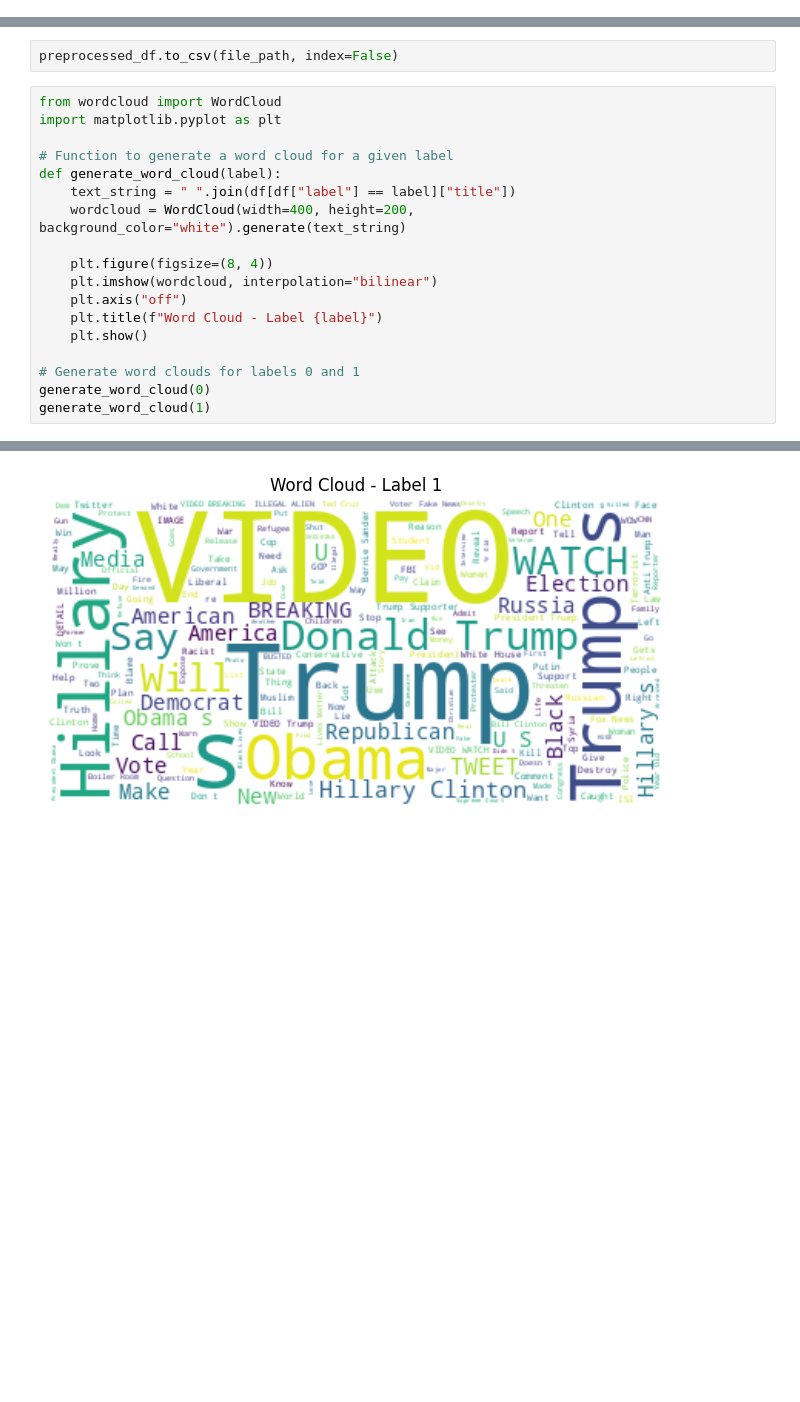
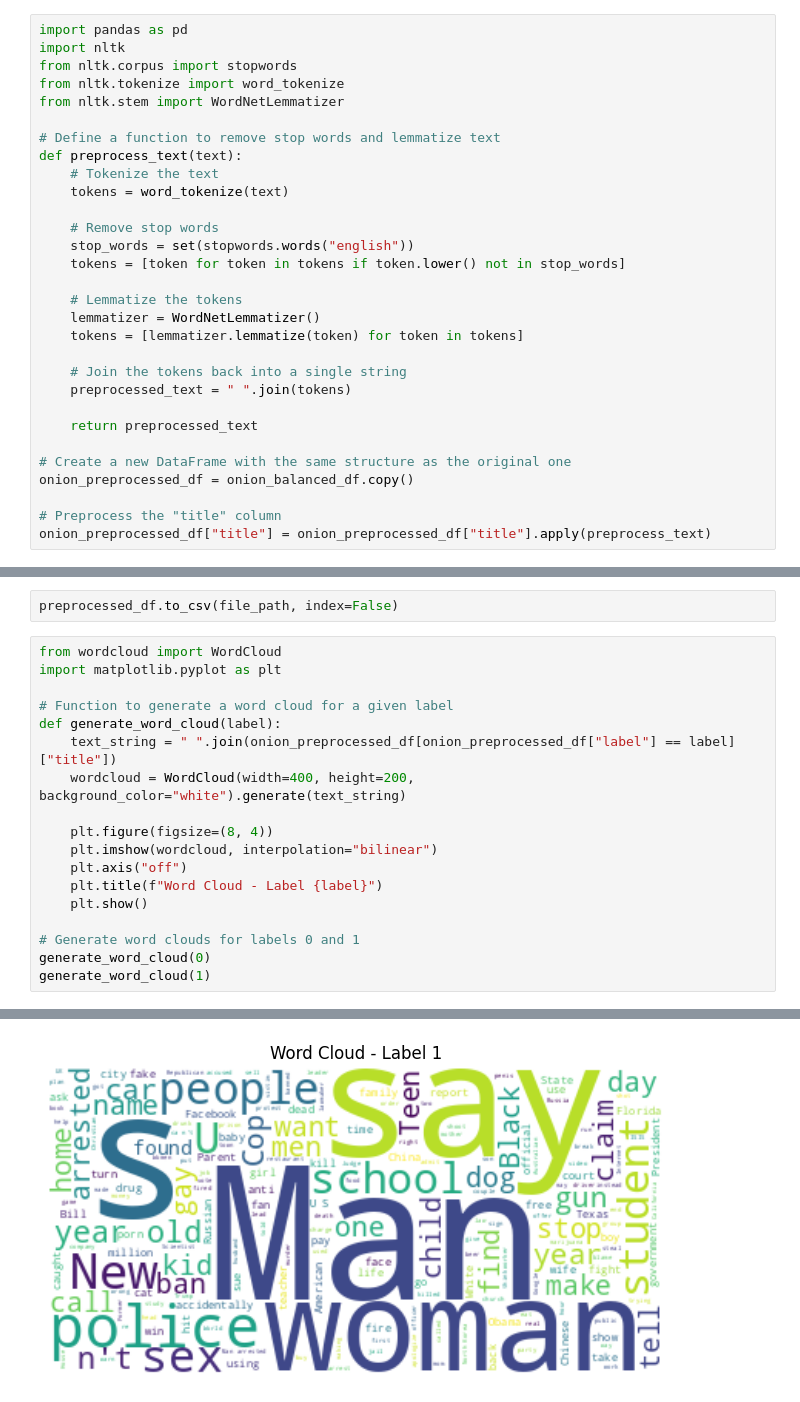
Before and after one commit to BushraAbdullahi/FP-final, a Jupyter notebook: process_df_4.ipynb, the cells around one changed output, grey strips where cells are left out. Drawn from its saved outputs; the diff is of its cells as text; blank space fills up the shorter version.

```diff
--- a/process_df_4.ipynb
+++ b/process_df_4.ipynb
@@ -187,6 +187,36 @@ combined_df.head()
 | 2 | Despondent Jeff Bezos Realizes He... | 0 |
 | 3 | For men looking for great single ... | 0 |
 | 4 | Kim Jong-Un Wonders If Nuclear Th... | 0 |
+# %%
+import pandas as pd
+import nltk
+from nltk.corpus import stopwords
+from nltk.tokenize import word_tokenize
+from nltk.stem import WordNetLemmatizer
+
+# Define a function to remove stop words and lemmatize text
+def preprocess_text(text):
+    # Tokenize the text
+    tokens = word_tokenize(text)
+
+    # Remove stop words
+    stop_words = set(stopwords.words("english"))
+    tokens = [token for token in tokens if token.lower() not in stop_words]
+
+    # Lemmatize the tokens
+    lemmatizer = WordNetLemmatizer()
+    tokens = [lemmatizer.lemmatize(token) for token in tokens]
+
+    # Join the tokens back into a single string
+    preprocessed_text = " ".join(tokens)
+
+    return preprocessed_text
+
+# Create a new DataFrame with the same structure as the original one
+onion_preprocessed_df = onion_balanced_df.copy()
+
+# Preprocess the "title" column
+onion_preprocessed_df["title"] = onion_preprocessed_df["title"].apply(preprocess_text)
 # %%
 import pandas as pd
 import nltk
@@ -248,7 +280,7 @@ import matplotlib.pyplot as plt
 
 # Function to generate a word cloud for a given label
 def generate_word_cloud(label):
-    text_string = " ".join(df[df["label"] == label]["title"])
+    text_string = " ".join(onion_preprocessed_df[onion_preprocessed_df["label"] == label]["title"])
     wordcloud = WordCloud(width=400, height=200, background_color="white").generate(text_string)
 
     plt.figure(figsize=(8, 4))
@@ -265 +297 @@ generate_word_cloud(1)
-[figure, old version]
+[figure, new version]
```
Also changed, not shown: parts of 2 cells of this notebook, 7 other files.
